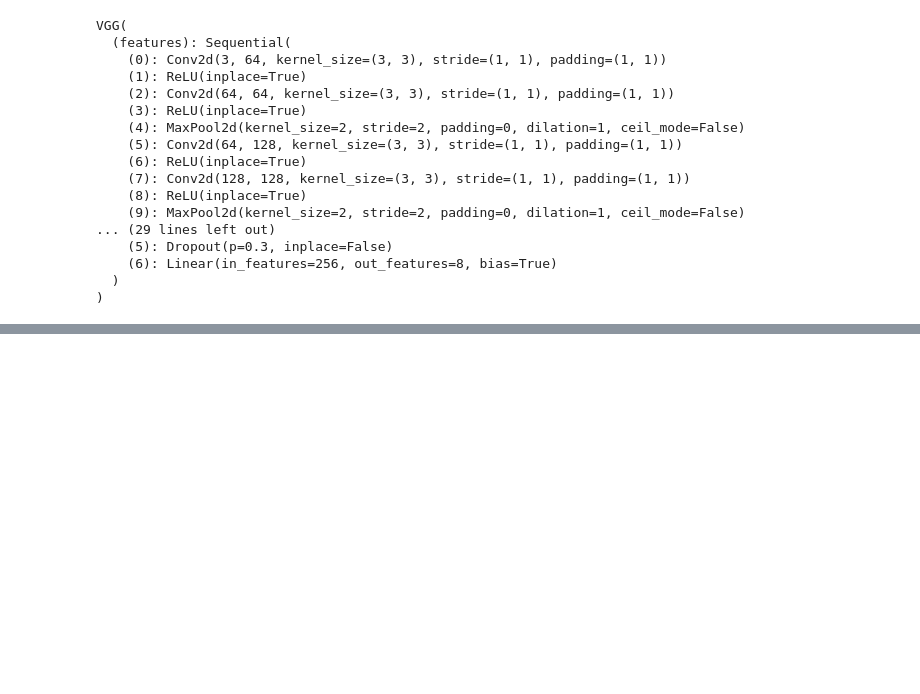
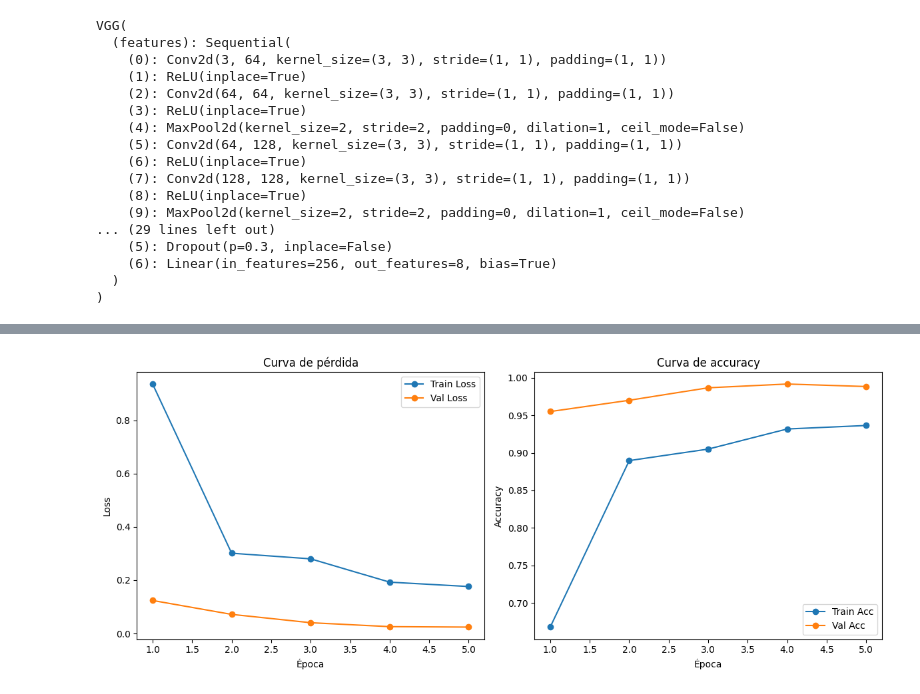
Before and after one commit to Hayser8/corto1visionporcomputadora, a Jupyter notebook: Corto1.ipynb, the cells around one changed output, grey strips where cells are left out. Cells and saved outputs as stored; diff of their text form; code cells hidden in the pictures; blank space fills up the shorter version.

```diff
--- a/Corto1.ipynb
+++ b/Corto1.ipynb
@@ -661,0 +665,27 @@ print("Entrenamiento finalizado. Mejor modelo cargado.")
+# %%
+
+completed_epochs = len(history["train_loss"])
+epochs_range = range(1, completed_epochs + 1)
+
+plt.figure(figsize=(12, 5))
+
+plt.subplot(1, 2, 1)
+plt.plot(epochs_range, history["train_loss"], marker="o", label="Train Loss")
+plt.plot(epochs_range, history["val_loss"], marker="o", label="Val Loss")
+plt.xlabel("Época")
+plt.ylabel("Loss")
+plt.title("Curva de pérdida")
+plt.legend()
+
+plt.subplot(1, 2, 2)
+plt.plot(epochs_range, history["train_acc"], marker="o", label="Train Acc")
+plt.plot(epochs_range, history["val_acc"], marker="o", label="Val Acc")
+plt.xlabel("Época")
+plt.ylabel("Accuracy")
+plt.title("Curva de accuracy")
+plt.legend()
+
+plt.tight_layout()
+plt.show()
+# %% [output]
+[figure, added]
```
Also changed, not shown: parts of 4 cells of this notebook.
